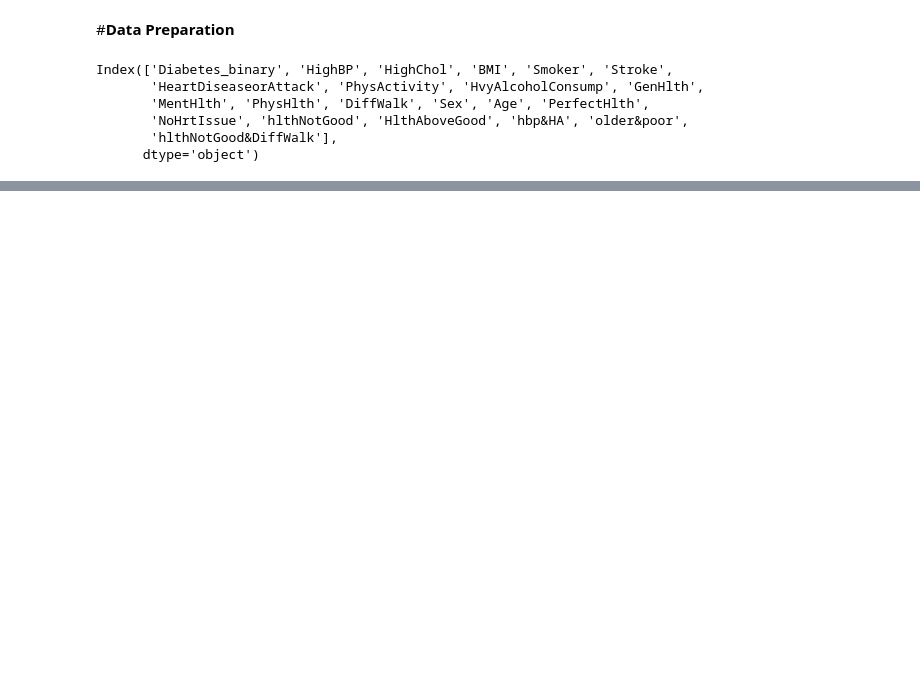
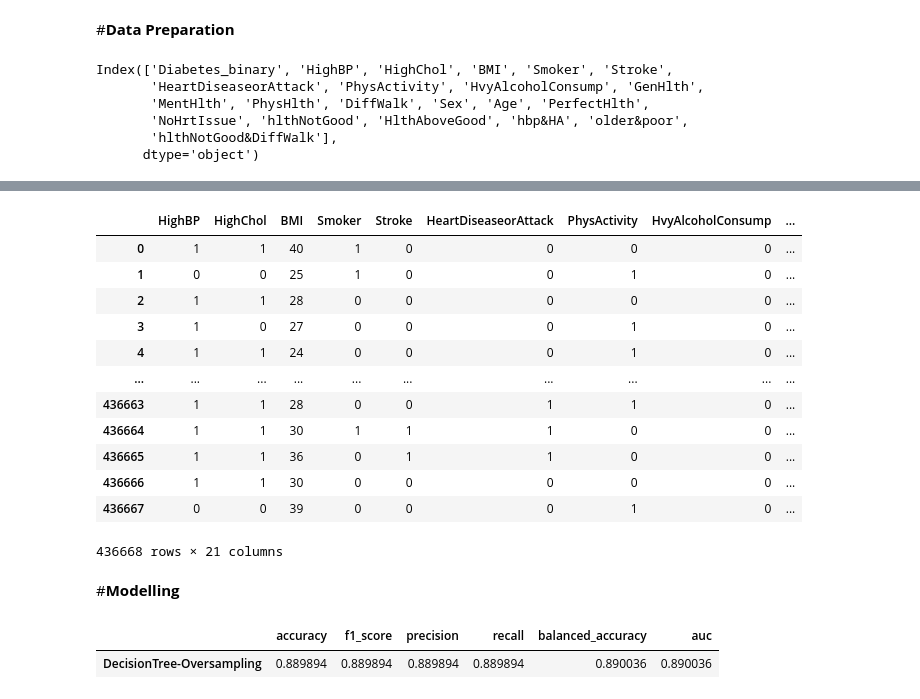
Before and after one commit to Pankaj-2003/wids_diabetes, a Jupyter notebook: wids_diabetes.ipynb, the cells around one changed output, grey strips where cells are left out. Cells and saved outputs as stored; diff of their text form; code cells hidden in the pictures; blank space fills up the shorter version.

```diff
--- a/wids_diabetes.ipynb
+++ b/wids_diabetes.ipynb
@@ -334,0 +370,3 @@ train3
+# %%
+OverS = RandomOverSampler(random_state = 42 , sampling_strategy = 'not majority')
+X_over , y_over = OverS.fit_resample(X,y)
@@ -334,0 +375,18 @@ train3
+# %%
+X_over
+# %% [output]
+|  | HighBP | HighChol | BMI | Smoker | Stroke | HeartDiseaseorAttack | PhysActivity | HvyAlcoholConsump | ... |
+| 0 | 1 | 1 | 40 | 1 | 0 | 0 | 0 | 0 | ... |
+| 1 | 0 | 0 | 25 | 1 | 0 | 0 | 1 | 0 | ... |
+| 2 | 1 | 1 | 28 | 0 | 0 | 0 | 0 | 0 | ... |
+| 3 | 1 | 0 | 27 | 0 | 0 | 0 | 1 | 0 | ... |
+| 4 | 1 | 1 | 24 | 0 | 0 | 0 | 1 | 0 | ... |
+| ... | ... | ... | ... | ... | ... | ... | ... | ... | ... |
+| 436663 | 1 | 1 | 28 | 0 | 0 | 1 | 1 | 0 | ... |
+| 436664 | 1 | 1 | 30 | 1 | 1 | 1 | 0 | 0 | ... |
+| 436665 | 1 | 1 | 36 | 0 | 1 | 1 | 0 | 0 | ... |
+| 436666 | 1 | 1 | 30 | 0 | 0 | 0 | 0 | 0 | ... |
+| 436667 | 0 | 0 | 39 | 0 | 0 | 0 | 1 | 0 | ... |
+436668 rows × 21 columns
+# %% [markdown]
+#**Modelling**
@@ -334,0 +412,7 @@ train3
+# %%
+results = train_eval_model(DecisionTree_over_predicted , y_over_test)
+results.index = ["DecisionTree-Oversampling"]
+results
+# %% [output]
+|  | accuracy | f1_score | precision | recall | balanced_accuracy | auc |
+| DecisionTree-Oversampling | 0.889894 | 0.889894 | 0.889894 | 0.889894 | 0.890036 | 0.890036 |
```
Also changed, not shown: parts of 15 cells of this notebook.
